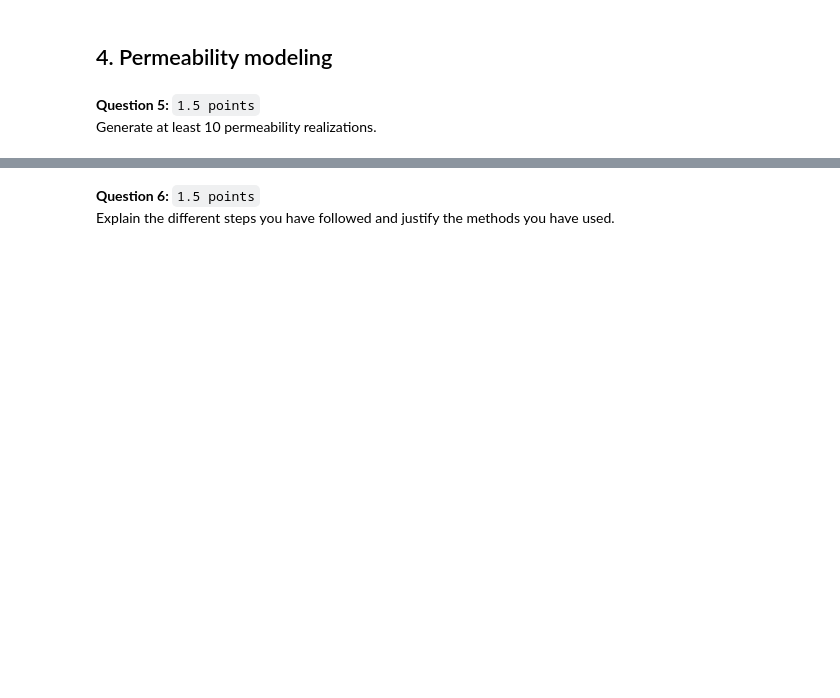
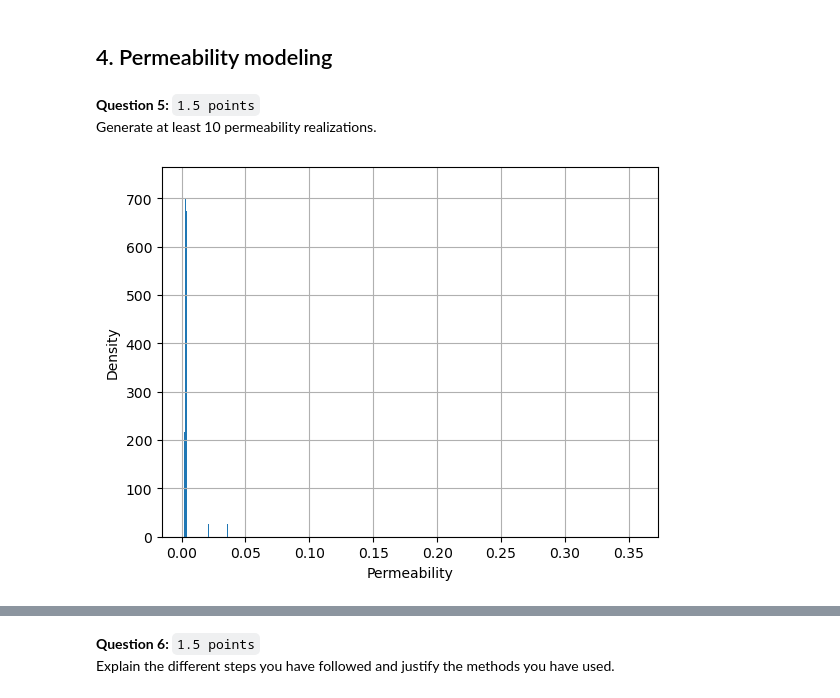
Before and after one commit to nandanajihha/Final-Assignment-Geomodelling, a Jupyter notebook: final-assignment.ipynb, the cells around one changed output, grey strips where cells are left out. Saved outputs shown, nothing was run; the diff lists cells and outputs as text; code cells hidden in the pictures; blank space fills up the shorter version.

```diff
--- a/final-assignment.ipynb
+++ b/final-assignment.ipynb
@@ -671,4 +658,14 @@ We then combine the porosities for each facies into one single porosity grid and
 **Question 5:** `1.5 points`
 Generate at least 10 permeability realizations.
 # %%
-# Your answer here
+# Start with the first facies (Facies_code = 0)
+facies_data_up = well_data_up[well_data_up['Facies_code'] == 0].copy()
+# %%
+fig, ax = plt.subplots()
+
+# Plot the histogram of permeability using pandas
+facies_data_up['Permeability'].hist(ax=ax, bins='auto', density=True)
+# Set some legend elements
+ax.set(xlabel='Permeability', ylabel='Density');
+# %% [output]
+[figure, added]
```
Also changed, not shown: parts of 32 cells of this notebook.
